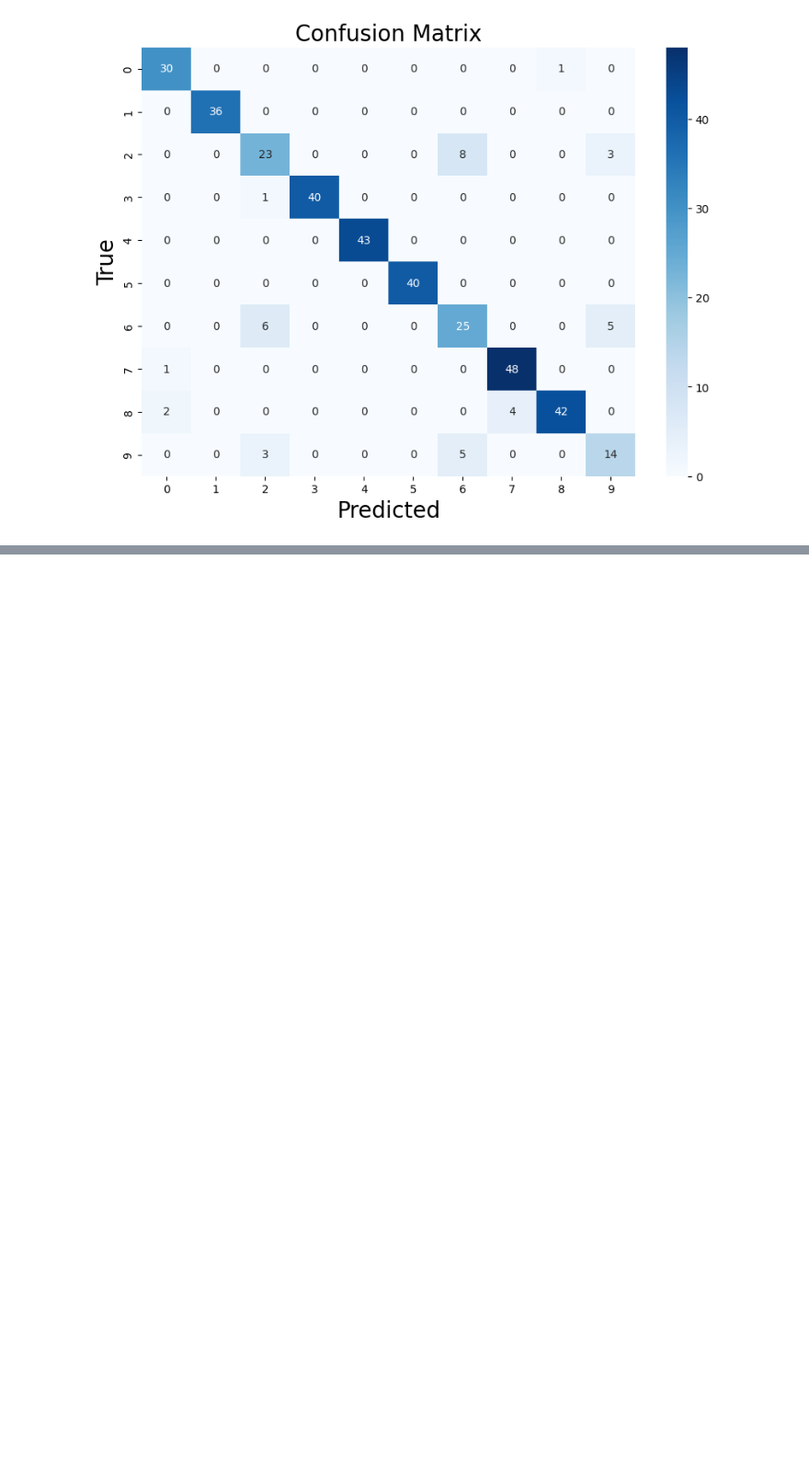
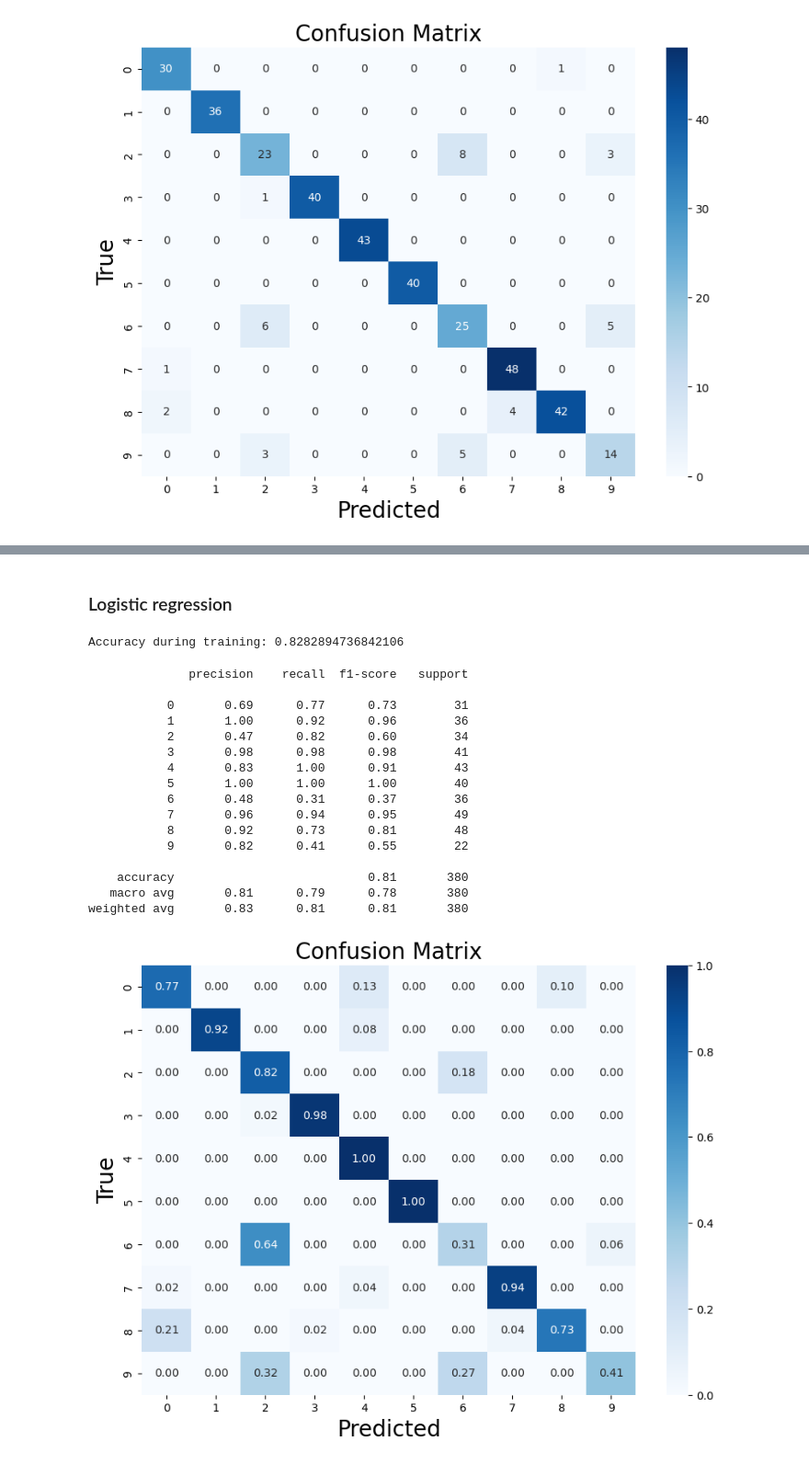
Before and after one commit to BetoPD/Iot-Device-Classifier, a Jupyter notebook: IOT_Device_Identification.ipynb, the cells around one changed output, grey strips where cells are left out. Shown at 92% size. Drawn from its saved outputs; the diff is of its cells as text; code cells hidden in the pictures; blank space fills up the shorter version.

```diff
--- a/IOT_Device_Identification.ipynb
+++ b/IOT_Device_Identification.ipynb
@@ -216,0 +324,2 @@ weighted avg       0.90      0.90      0.90       380
+# %% [markdown]
+<h3>Logistic regression</h3>
@@ -216,0 +328,35 @@ weighted avg       0.90      0.90      0.90       380
+# %%
+model_lr = LogisticRegression(max_iter=10000)
+model_lr.fit(X_train, y_train)
+print("Accuracy during training:", model_lr.score(X_train, y_train))
+# %% [output]
+Accuracy during training: 0.8282894736842106
+# %%
+predictions_lr = model_lr.predict(X_test)
+# %%
+print(classification_report(y_test, predictions_lr))
+cm = confusion_matrix(y_test, predictions_lr, normalize='true')
+plt.figure(figsize=(10, 7))
+sns.heatmap(cm, annot=True, fmt='.2f', cmap='Blues')
+plt.xlabel('Predicted', fontsize=20)
+plt.ylabel('True', fontsize=20)
+plt.title('Confusion Matrix', fontsize=20)
+plt.show()
+# %% [output]
+              precision    recall  f1-score   support
+
+           0       0.69      0.77      0.73        31
+           1       1.00      0.92      0.96        36
+           2       0.47      0.82      0.60        34
+           3       0.98      0.98      0.98        41
+           4       0.83      1.00      0.91        43
+           5       1.00      1.00      1.00        40
+           6       0.48      0.31      0.37        36
+           7       0.96      0.94      0.95        49
+           8       0.92      0.73      0.81        48
+           9       0.82      0.41      0.55        22
+
+    accuracy                           0.81       380
+   macro avg       0.81      0.79      0.78       380
+weighted avg       0.83      0.81      0.81       380
+[figure, added]
```
Also changed, not shown: parts of 17 cells of this notebook.
